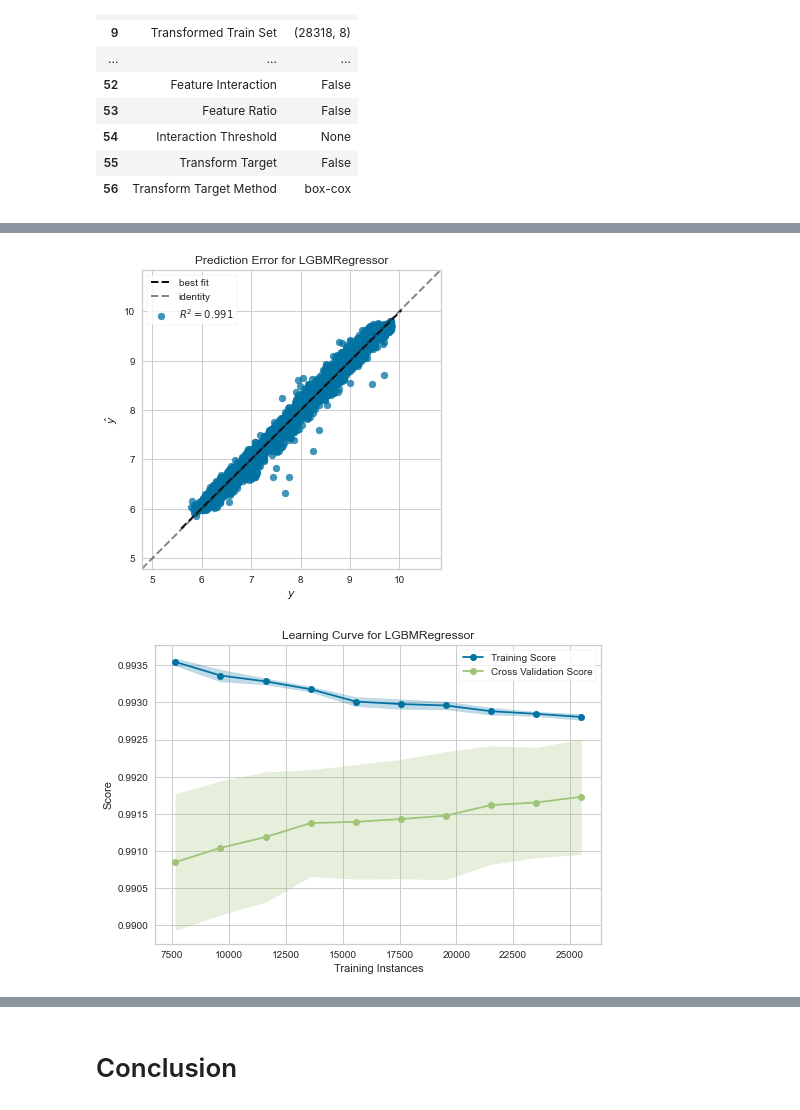
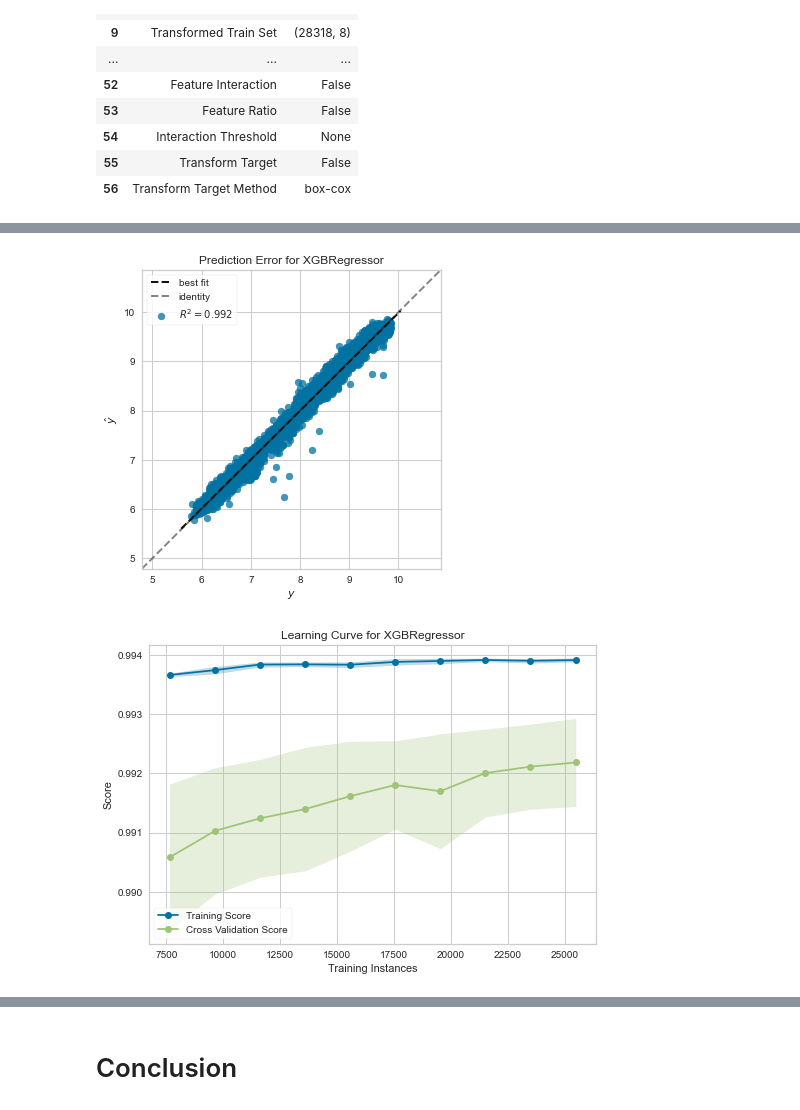
Before and after one commit to MarioGar25/Diamonds-everywhere, a Jupyter notebook: Diamonds-ML-Model.ipynb, the cells around one changed output, grey strips where cells are left out. Drawn from its saved outputs; the diff is of its cells as text; code cells hidden in the pictures.

Commit message:
adding XGboost

```diff
--- a/Diamonds-ML-Model.ipynb
+++ b/Diamonds-ML-Model.ipynb
@@ -648,0 +603,2 @@ tuned_opt_lgbm = tune_model(lgbm_reg, search_library = "tune-sklearn", search_al
+# %%
+xgb_reg = create_model("xgboost")
@@ -648,0 +619,2 @@ tuned_opt_lgbm = tune_model(lgbm_reg, search_library = "tune-sklearn", search_al
+# %%
+tune_xgb = tune_model(xgb_reg, optimize = "MSE")
@@ -649,9 +635,9 @@ tuned_opt_lgbm = tune_model(lgbm_reg, search_library = "tune-sklearn", search_al
 # %%
-plot_model(lgbm_reg, plot = "error")
+plot_model(tune_xgb, plot = "error")
 # %% [output]
-[figure, old version]
+[figure, new version]
 # %%
-plot_model(lgbm_reg, plot = "learning")
+plot_model(tune_xgb, plot = "learning")
 # %% [output]
-[figure, old version]
+[figure, new version]
 # %%
```
Also changed, not shown: parts of 25 cells of this notebook.
